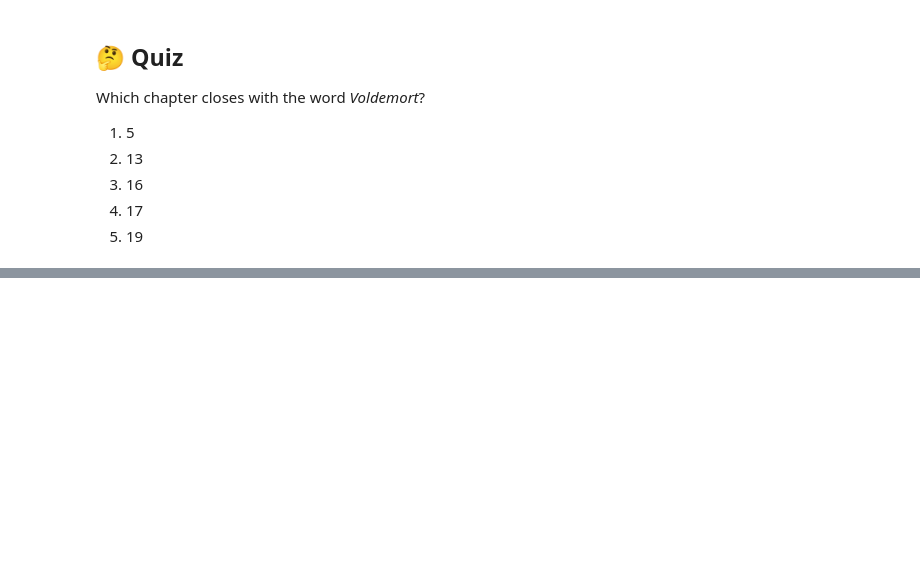
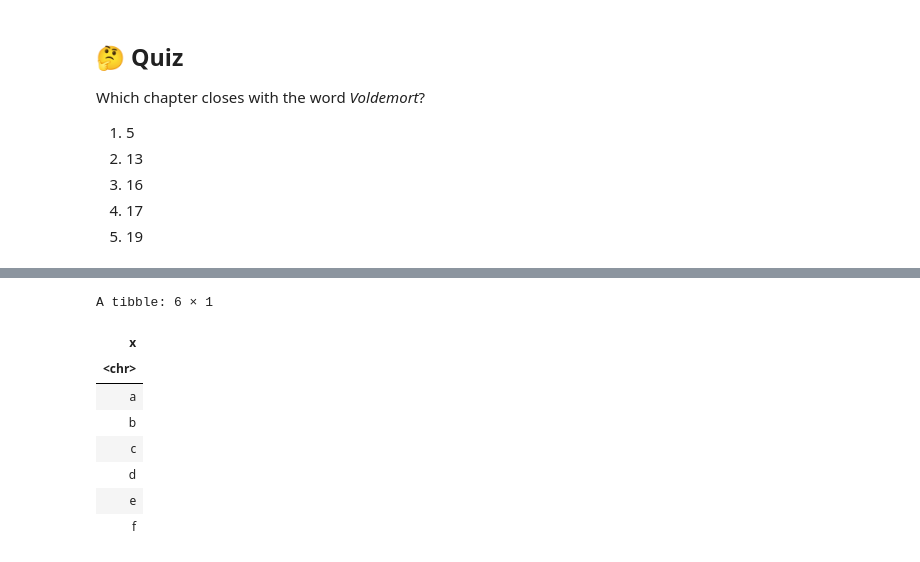
Before and after one commit to stats306/w23, a Jupyter notebook: lectures/week9/lecture12.ipynb, the cells around one changed output, grey strips where cells are left out. Cells and saved outputs as stored; diff of their text form; code cells hidden in the pictures; blank space fills up the shorter version.

```diff
--- a/lectures/week9/lecture12.ipynb
+++ b/lectures/week9/lecture12.ipynb
@@ -286,0 +290,13 @@ Which chapter closes with the word _Voldemort_?
+# %%
+df1 <- tibble(x = c("a,b,c", "d,e", "f"))
+# separate df1 longer by delimiter
+# %% [output]
+A tibble: 6 × 1
+| x |
+| <chr> |
+| a |
+| b |
+| c |
+| d |
+| e |
+| f |
```
Also changed, not shown: parts of 10 cells of this notebook.
